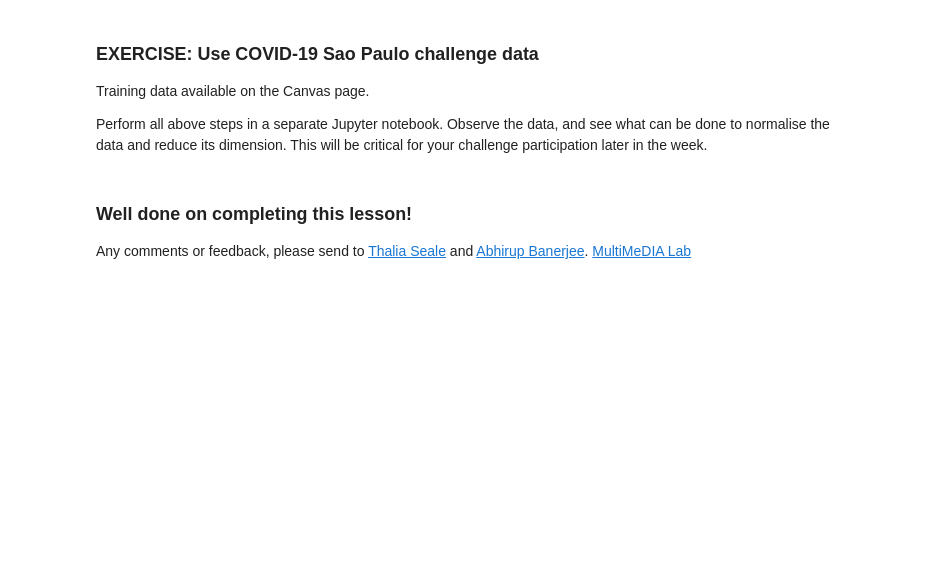
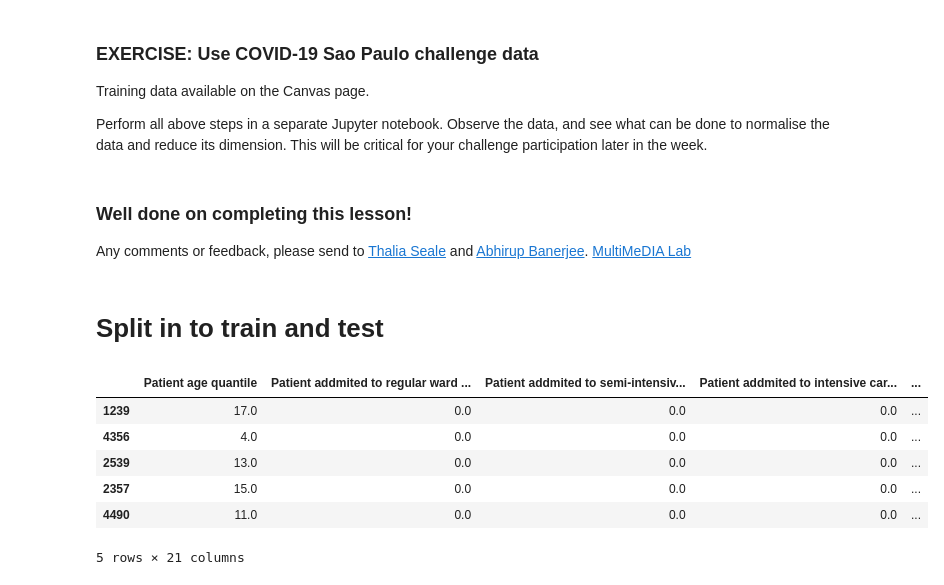
Before and after one commit to kyradelray/Covid, a Jupyter notebook: sao_paulo HDS-CDT-2024-M01_Practical-Day-I.ipynb, the cells around one changed output. Cells and saved outputs as stored; diff of their text form; code cells hidden in the pictures; blank space fills up the shorter version.

```diff
--- a/sao_paulo HDS-CDT-2024-M01_Practical-Day-I.ipynb
+++ b/sao_paulo HDS-CDT-2024-M01_Practical-Day-I.ipynb
@@ -437,3 +456,22 @@ Perform all above steps in a separate Jupyter notebook. Observe the data, and se
 
 Any comments or feedback, please send to [Thalia Seale](mailto:thalia.seale@eng.ox.ac.uk) and [Abhirup Banerjee]().
 [MultiMeDIA Lab](https://eng.ox.ac.uk/multimedia)
+# %% [markdown]
+# Split in to train and test
+# %%
+
+from sklearn.model_selection import train_test_split
+import random
+random.seed(1)
+
+
+X_train1, X_test1, y_train1, y_test1 = train_test_split(
+    X_new2, y_en, test_size=0.25, random_state=0)
+# %% [output]
+|  | Patient age quantile | Patient addmited to regular ward ... | Patient addmited to semi-intensiv... | Patient addmited to intensive car... | ... |
+| 1239 | 17.0 | 0.0 | 0.0 | 0.0 | ... |
+| 4356 | 4.0 | 0.0 | 0.0 | 0.0 | ... |
+| 2539 | 13.0 | 0.0 | 0.0 | 0.0 | ... |
+| 2357 | 15.0 | 0.0 | 0.0 | 0.0 | ... |
+| 4490 | 11.0 | 0.0 | 0.0 | 0.0 | ... |
+5 rows × 21 columns
```
Also changed, not shown: parts of 2 cells of this notebook.
